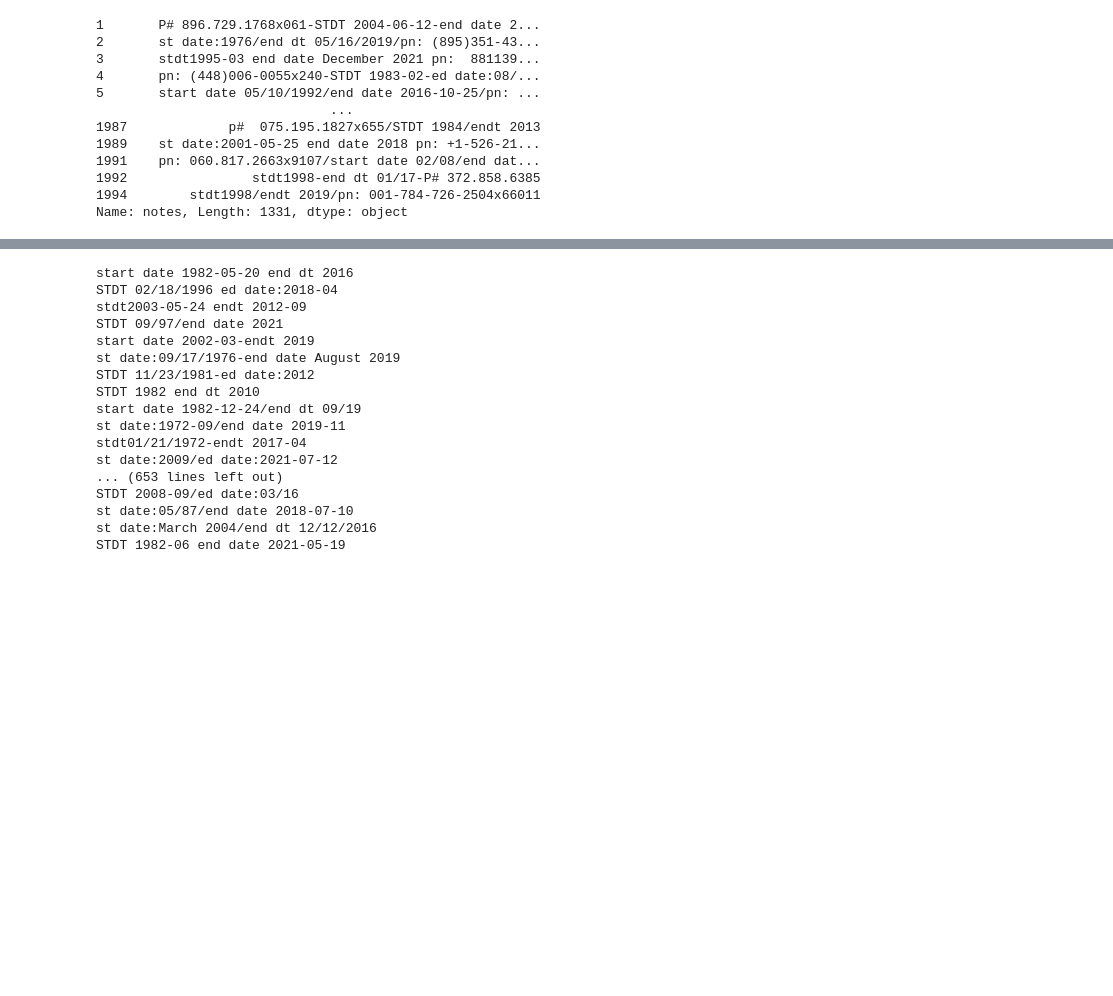
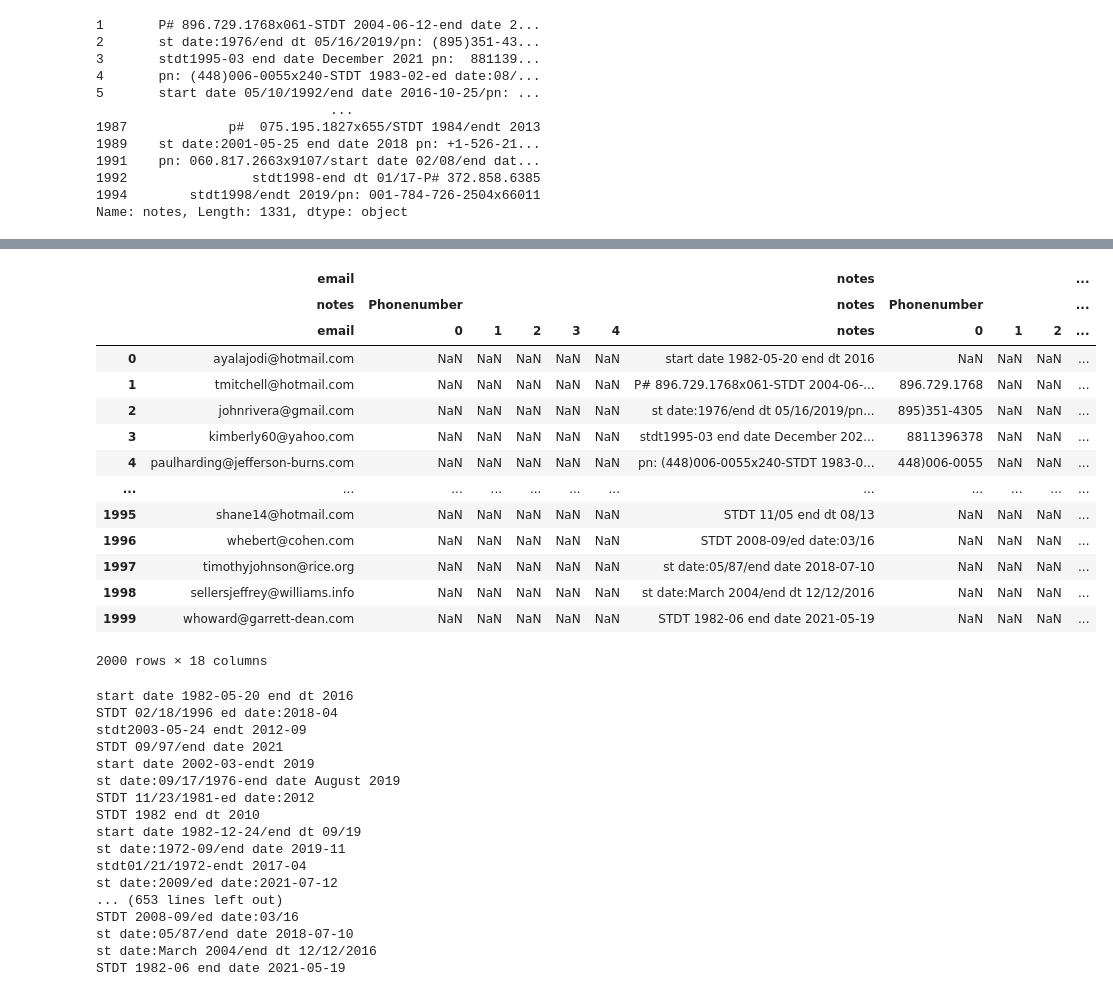
Before and after one commit to PoojaLaveti/Data601, a Jupyter notebook: Week08/hw-08.ipynb, the cells around one changed output, grey strips where cells are left out. Drawn from its saved outputs; the diff is of its cells as text; code cells hidden in the pictures; blank space fills up the shorter version.

```diff
--- a/Week08/hw-08.ipynb
+++ b/Week08/hw-08.ipynb
@@ -85,4 +89,26 @@ df
 2000 rows × 3 columns
+# %%
+def notes(x):
+    return x.str.replace(r'\[[a-z]+\]','')
+def Phonenumber(x):
+    return x.str.extract(r'(\d{3}-\d{3}-\d{4}|001-\d{3}-\d{3}-\d{4}|(\(\d\d\d\)-)?(\d\d\d-\d\d\d\d)|\d\d\d(-| )?\d\d\d(-| )?\d\d\d\d|\d{3}.\d{3}.\d{4})', expand = False)
+df.transform([notes,Phonenumber])
+# %% [output]
+|  | email |  |  |  |  |  | notes |  |  |  | ... |
+|  | notes | Phonenumber |  |  |  |  | notes | Phonenumber |  |  | ... |
+|  | email | 0 | 1 | 2 | 3 | 4 | notes | 0 | 1 | 2 | ... |
+| 0 | ayalajodi@hotmail.com | NaN | NaN | NaN | NaN | NaN | start date 1982-05-20 end dt 2016 | NaN | NaN | NaN | ... |
+| 1 | tmitchell@hotmail.com | NaN | NaN | NaN | NaN | NaN | P# 896.729.1768x061-STDT 2004-06-... | 896.729.1768 | NaN | NaN | ... |
+| 2 | johnrivera@gmail.com | NaN | NaN | NaN | NaN | NaN | st date:1976/end dt 05/16/2019/pn... | 895)351-4305 | NaN | NaN | ... |
+| 3 | kimberly60@yahoo.com | NaN | NaN | NaN | NaN | NaN | stdt1995-03 end date December 202... | 8811396378 | NaN | NaN | ... |
+| 4 | paulharding@jefferson-burns.com | NaN | NaN | NaN | NaN | NaN | pn: (448)006-0055x240-STDT 1983-0... | 448)006-0055 | NaN | NaN | ... |
+| ... | ... | ... | ... | ... | ... | ... | ... | ... | ... | ... | ... |
+| 1995 | shane14@hotmail.com | NaN | NaN | NaN | NaN | NaN | STDT 11/05 end dt 08/13 | NaN | NaN | NaN | ... |
+| 1996 | whebert@cohen.com | NaN | NaN | NaN | NaN | NaN | STDT 2008-09/ed date:03/16 | NaN | NaN | NaN | ... |
+| 1997 | timothyjohnson@rice.org | NaN | NaN | NaN | NaN | NaN | st date:05/87/end date 2018-07-10 | NaN | NaN | NaN | ... |
+| 1998 | sellersjeffrey@williams.info | NaN | NaN | NaN | NaN | NaN | st date:March 2004/end dt 12/12/2016 | NaN | NaN | NaN | ... |
+| 1999 | whoward@garrett-dean.com | NaN | NaN | NaN | NaN | NaN | STDT 1982-06 end date 2021-05-19 | NaN | NaN | NaN | ... |
+2000 rows × 18 columns
 # %%
 for _, i in df[-df['notes'].str.lower().str.contains('\d{3}-\d{3}-\d{4}|001-\d{3}-\d{3}-\d{4}|(\(\d\d\d\)-)?(\d\d\d-\d\d\d\d)|\d\d\d(-| )?\d\d\d(-| )?\d\d\d\d|\d{3}.\d{3}.\d{4}')]['notes'].iteritems():
     print(i)
```
Also changed, not shown: parts of 2 cells of this notebook, 1 other file.
